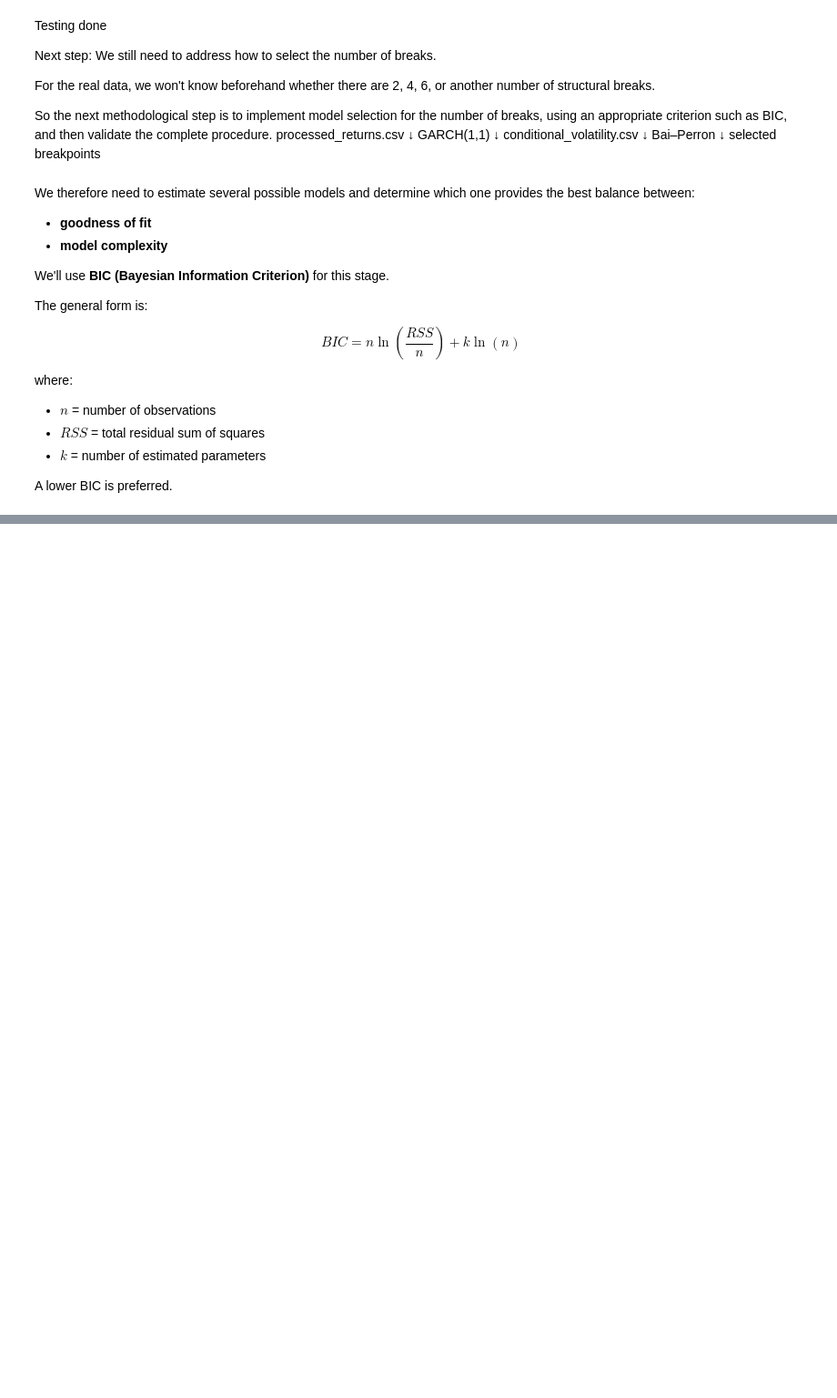
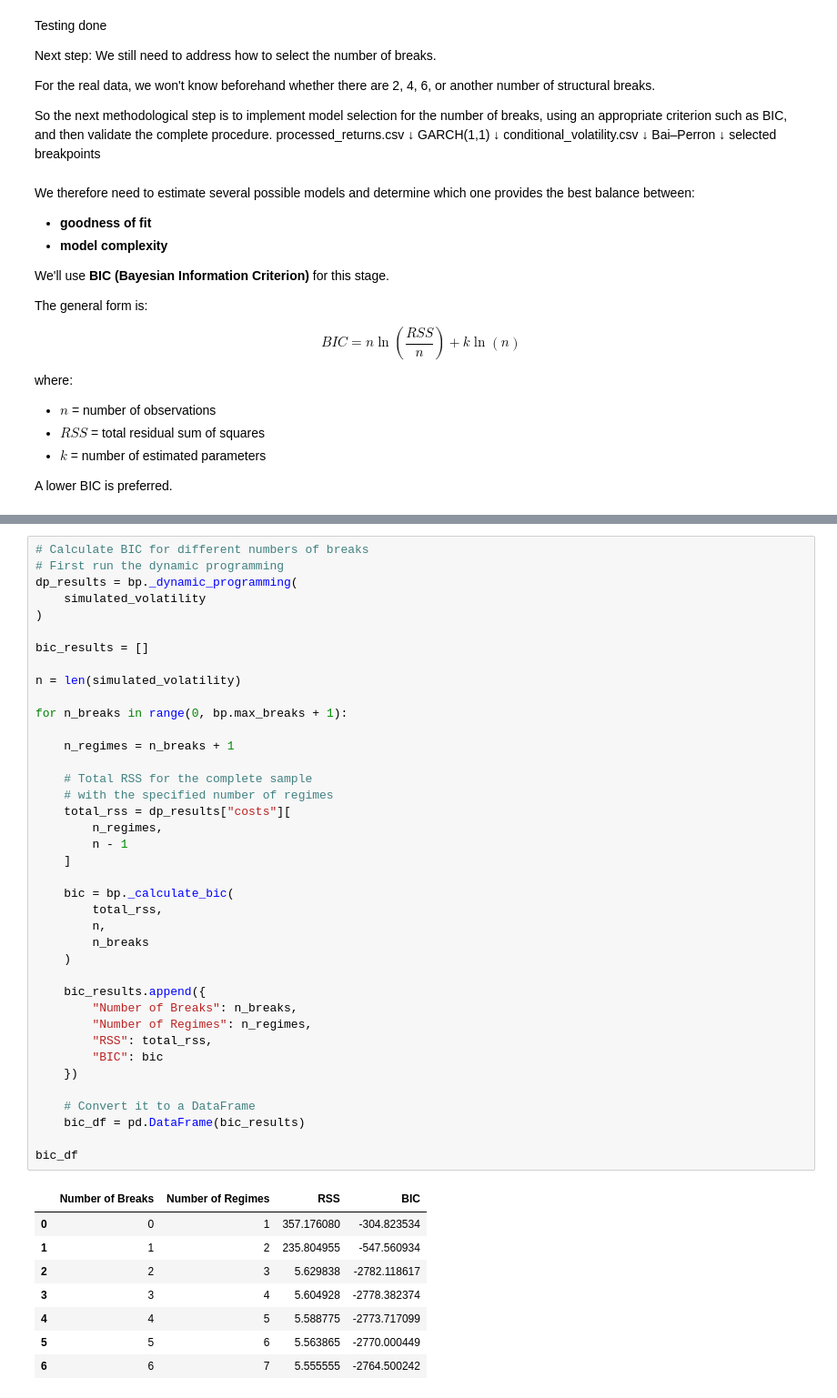
Before and after one commit to fleurclochette/Scientific-Project-SS26-Group-8, a Jupyter notebook: notebooks/03_garch_breakpoints.ipynb, the cells around one changed output, grey strips where cells are left out. Shown at 91% size. Drawn from its saved outputs; the diff is of its cells as text; blank space fills up the shorter version.

```diff
--- a/notebooks/03_garch_breakpoints.ipynb
+++ b/notebooks/03_garch_breakpoints.ipynb
@@ -352,0 +353,48 @@ A lower BIC is preferred.
+# %%
+# Calculate BIC for different numbers of breaks
+# First run the dynamic programming
+dp_results = bp._dynamic_programming(
+    simulated_volatility
+)
+
+bic_results = []
+
+n = len(simulated_volatility)
+
+for n_breaks in range(0, bp.max_breaks + 1):
+
+    n_regimes = n_breaks + 1
+
+    # Total RSS for the complete sample
+    # with the specified number of regimes
+    total_rss = dp_results["costs"][
+        n_regimes,
+        n - 1
+    ]
+
+    bic = bp._calculate_bic(
+        total_rss,
+        n,
+        n_breaks
+    )
+
+    bic_results.append({
+        "Number of Breaks": n_breaks,
+        "Number of Regimes": n_regimes,
+        "RSS": total_rss,
+        "BIC": bic
+    })
+
+    # Convert it to a DataFrame
+    bic_df = pd.DataFrame(bic_results)
+
+bic_df
+# %% [output]
+|  | Number of Breaks | Number of Regimes | RSS | BIC |
+| 0 | 0 | 1 | 357.176080 | -304.823534 |
+| 1 | 1 | 2 | 235.804955 | -547.560934 |
+| 2 | 2 | 3 | 5.629838 | -2782.118617 |
+| 3 | 3 | 4 | 5.604928 | -2778.382374 |
+| 4 | 4 | 5 | 5.588775 | -2773.717099 |
+| 5 | 5 | 6 | 5.563865 | -2770.000449 |
+| 6 | 6 | 7 | 5.555555 | -2764.500242 |
```
Also changed, not shown: parts of 8 cells of this notebook.
